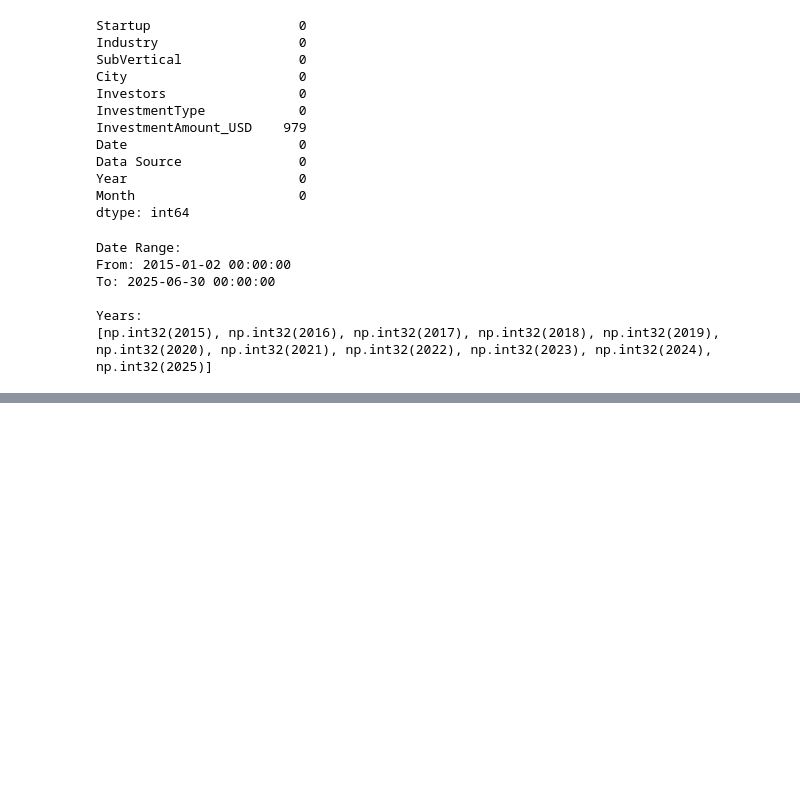
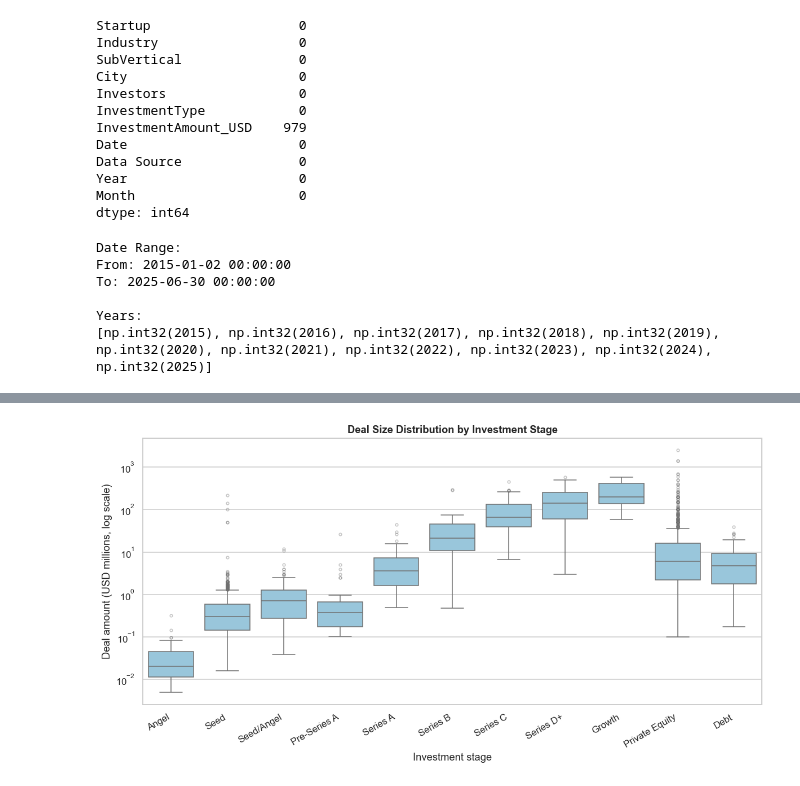
Before and after one commit to srinithi-karunakaran/india-startup-funding-analysis, a Jupyter notebook: startup_funding_analysis.ipynb, the cells around one changed output, grey strips where cells are left out. Saved outputs shown, nothing was run; the diff lists cells and outputs as text; code cells hidden in the pictures; blank space fills up the shorter version.

```diff
--- a/startup_funding_analysis.ipynb
+++ b/startup_funding_analysis.ipynb
@@ -643,0 +971,20 @@ Years:
+# %%
+stage_order = ["Angel", "Seed", "Seed/Angel", "Pre-Series A", "Series A", "Series B",
+               "Series C", "Series D+", "Venture", "Growth", "Private Equity", "Debt"]
+stg = funded[~funded["Stage"].isin(UNKNOWN)]
+counts = stg["Stage"].value_counts()
+keep = [s for s in stage_order if counts.get(s, 0) >= 15]
+d4 = stg[stg["Stage"].isin(keep)]
+
+fig, ax = plt.subplots(figsize=(11, 5.8))
+sns.boxplot(data=d4, x="Stage", y="Amount_M", order=keep, color="#8ecae6",
+            flierprops=dict(marker="o", markersize=3, alpha=0.4), ax=ax)
+ax.set_yscale("log")
+ax.set_xlabel("Investment stage")
+ax.set_ylabel("Deal amount (USD millions, log scale)")
+ax.set_title("Deal Size Distribution by Investment Stage")
+plt.xticks(rotation=30, ha="right")
+plt.tight_layout()
+plt.show()
+# %% [output]
+[figure, added]
```
Also changed, not shown: parts of 16 cells of this notebook.
